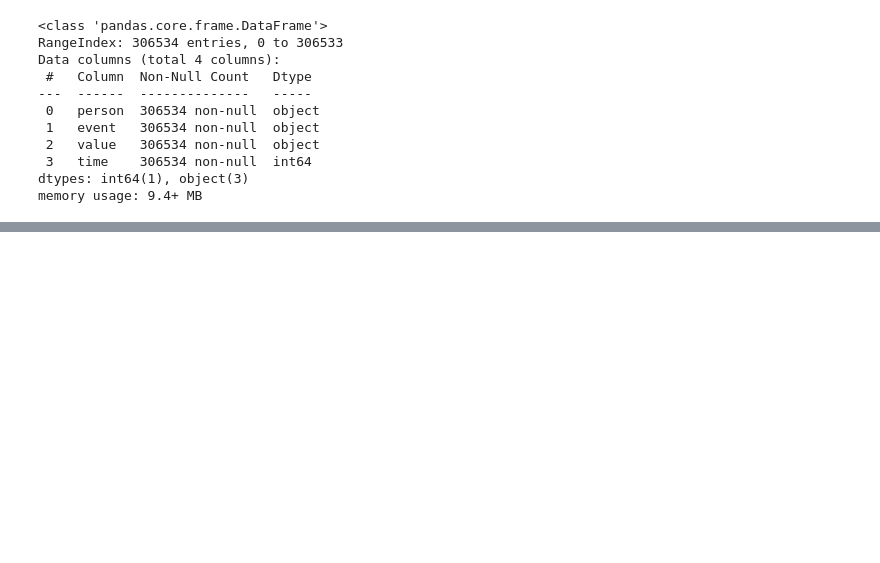
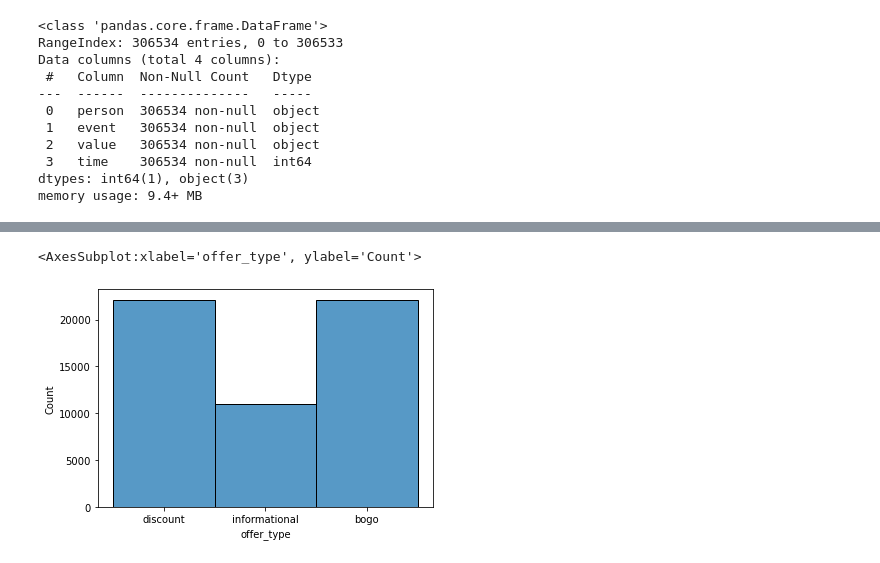
Before and after one commit to fuza-ail/Starbucks-Customer-Segmentation, a Jupyter notebook: Starbucks_customer_segmentation.ipynb, the cells around one changed output, grey strips where cells are left out. Cells and saved outputs as stored; diff of their text form; code cells hidden in the pictures; blank space fills up the shorter version.

```diff
--- a/Starbucks_customer_segmentation.ipynb
+++ b/Starbucks_customer_segmentation.ipynb
@@ -215,0 +360,5 @@ df[df['gender'].isna() & df['income'].isna()].shape
+# %%
+sns.histplot(data=df['offer_type'])
+# %% [output]
+<AxesSubplot:xlabel='offer_type', ylabel='Count'>
+[figure, added]
```
Also changed, not shown: parts of 63 cells of this notebook, 1 other file.
